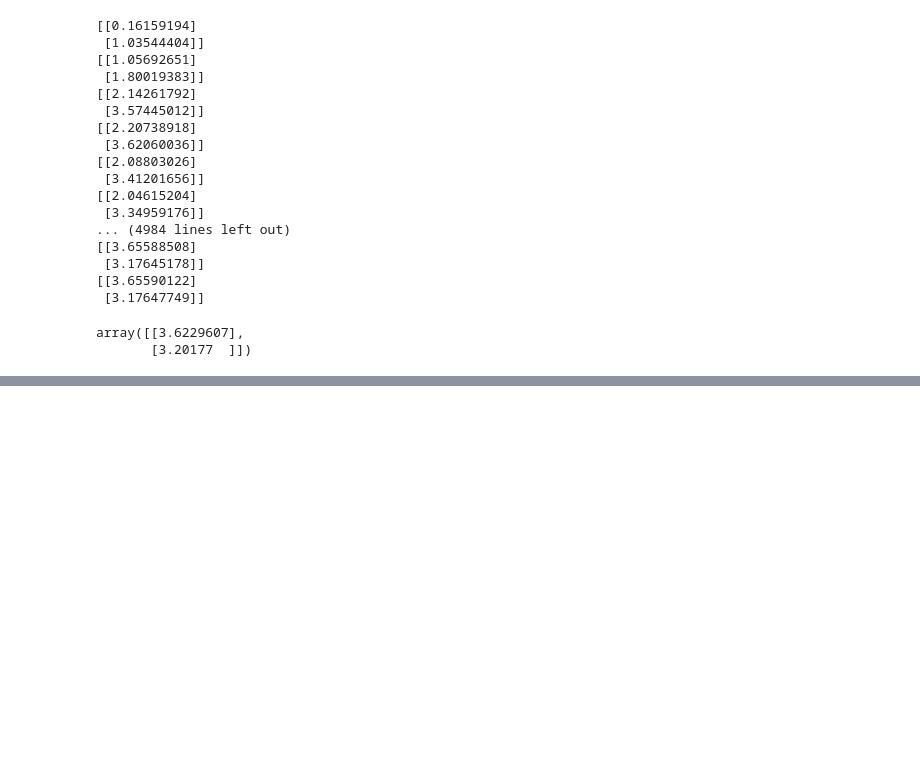
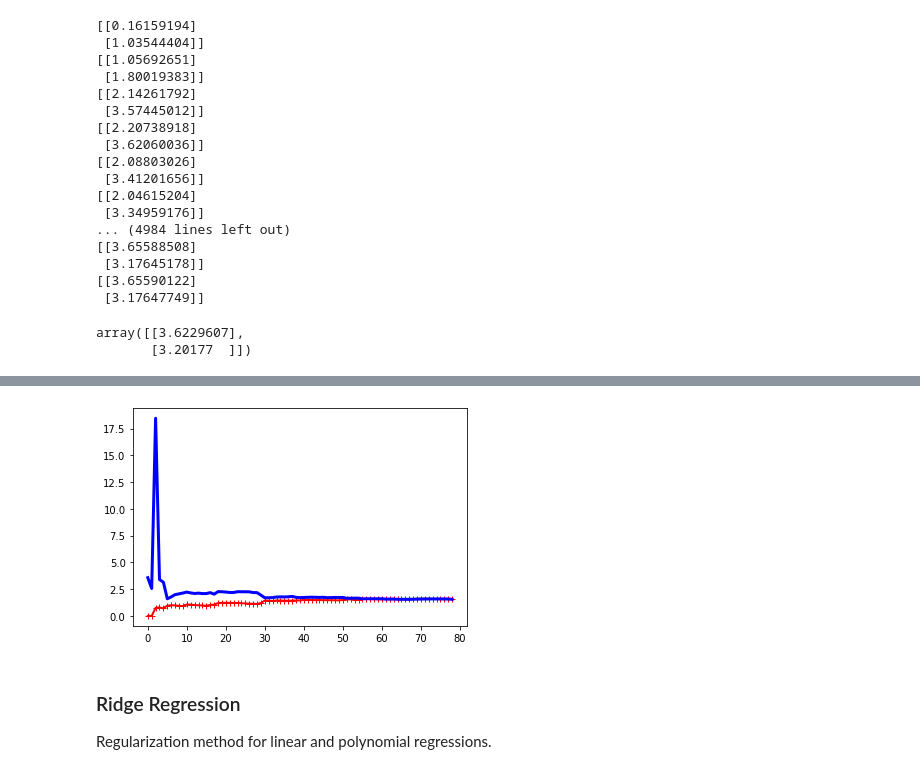
Before and after one commit to raoamalik/machine_learning_models, a Jupyter notebook: Theory_of_Linear_Regression.ipynb, the cells around one changed output, grey strips where cells are left out. Saved outputs shown, nothing was run; the diff lists cells and outputs as text; code cells hidden in the pictures; blank space fills up the shorter version.

Commit message:
ridge regression

```diff
--- a/Theory_of_Linear_Regression.ipynb
+++ b/Theory_of_Linear_Regression.ipynb
@@ -133,0 +141,4 @@ X_poly[0]
+# %%
+lin_reg = LinearRegression()
+lin_reg.fit(X_poly, y)
+lin_reg.intercept_, lin_reg.coef_
@@ -133,0 +151,24 @@ X_poly[0]
+# %%
+from sklearn.metrics import mean_squared_error
+from sklearn.model_selection import train_test_split
+
+def plot_learning_curves(model, X, y):
+    X_train, X_val, y_train, y_val = train_test_split(X, y, test_size=0.2)
+    train_errors, val_errors = [], []
+    for m in range(1, len(X_train)):
+        model.fit(X_train[:m], y_train[:m])
+        y_train_predict = model.predict(X_train[:m])
+        y_val_predict = model.predict(X_val)
+        train_errors.append(mean_squared_error(y_train[:m], y_train_predict))
+        val_errors.append(mean_squared_error(y_val, y_val_predict))
+    plt.plot(np.sqrt(train_errors), "r-+", linewidth=2, label="train")
+    plt.plot(np.sqrt(val_errors), "b-", linewidth=3, label="val")
+# %%
+lin_reg = LinearRegression()
+plot_learning_curves(lin_reg, X, y)
+plt.show()
+# %% [output]
+[figure, added]
+# %% [markdown]
+### Ridge Regression
+Regularization method for linear and polynomial regressions.
```
Also changed, not shown: parts of 7 cells of this notebook.
